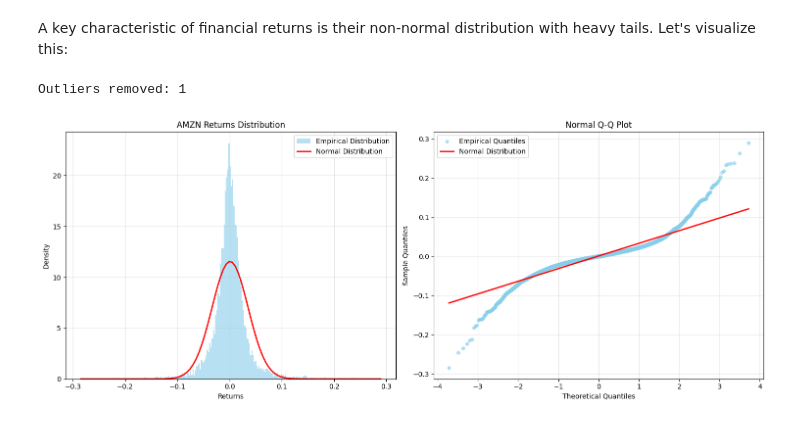
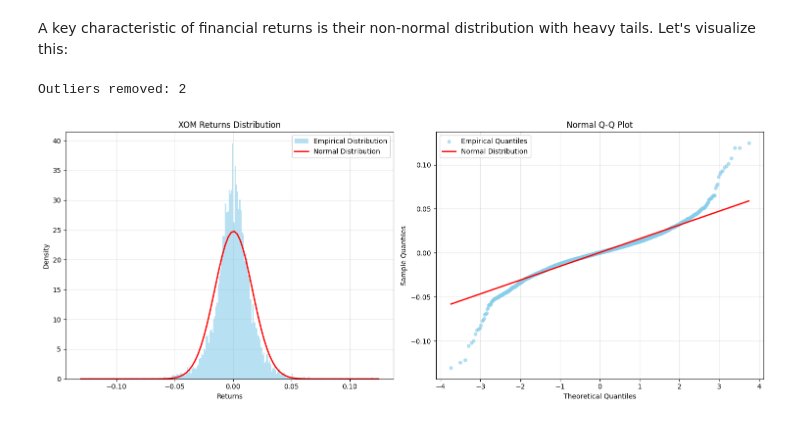
Before and after one commit to CharlieNestor/markov_switching_model_stocks, a Jupyter notebook: EDA_analysis.ipynb, the cells around one changed output. Drawn from its saved outputs; the diff is of its cells as text; code cells hidden in the pictures.

```diff
--- a/EDA_analysis.ipynb
+++ b/EDA_analysis.ipynb
@@ -23,7 +23,7 @@ from stock import Stock
 # %% [markdown]
 We can choose any valid ticker symbol for our analysis. The class will download the data from Yahoo Finance using the `yfinance` library.
 # %%
-ticker = 'AMZN'
+ticker = 'XOM'
 my_stock = Stock(ticker)
 my_stock.load_data()
 # %% [output]
@@ -169,7 +174,7 @@ fig, (ax1, ax2) = plt.subplots(1, 2, figsize=(15, 6))
 
 # Get both full and filtered data.
 full_returns = stock_returns.dropna()
-filtered_returns = remove_outliers(full_returns, k=10)
+filtered_returns = remove_outliers(full_returns, k=8)
 
 # Decide which data to use (whether the filtered or the full data)
 returns = filtered_returns
@@ -183,32 +188,32 @@ hist, bins, _ = ax1.hist(returns.dropna(), bins=250, density=True,
 # Add normal distribution curve
 x_range = np.linspace(returns.min(), returns.max(), 100)
 normal_dist = stats.norm.pdf(x_range, returns.mean(), returns.std())
 ax1.plot(x_range, normal_dist, 'r-', lw=2, label='Normal Distribution')
 
 ax1.set_title(f'{my_stock.ticker} Returns Distribution')
 ax1.set_xlabel('Returns')
 ax1.set_ylabel('Density')
 ax1.legend()
 ax1.grid(True, alpha=0.3)
 
 # Right plot: Q-Q Plot
 theoretical_quantiles, sample_quantiles = stats.probplot(returns.dropna(), dist="norm")[0]
 slope, intercept = np.polyfit(theoretical_quantiles, sample_quantiles, 1)
 
 ax2.scatter(theoretical_quantiles, sample_quantiles,
            color='skyblue', alpha=0.6, s=20, label='Empirical Quantiles')
 
 ax2.plot(theoretical_quantiles, slope * theoretical_quantiles + intercept,
          'r-', lw=2, label='Normal Distribution')
 
 ax2.set_title('Normal Q-Q Plot')
 ax2.set_xlabel('Theoretical Quantiles')
 ax2.set_ylabel('Sample Quantiles')
 ax2.legend()
 ax2.grid(True, alpha=0.3)
 
 plt.tight_layout()
 plt.show()
 # %% [output]
-Outliers removed: 1
+Outliers removed: 2
-[figure, old version]
+[figure, new version]
```
Also changed, not shown: parts of 21 cells of this notebook, 1 other file.
